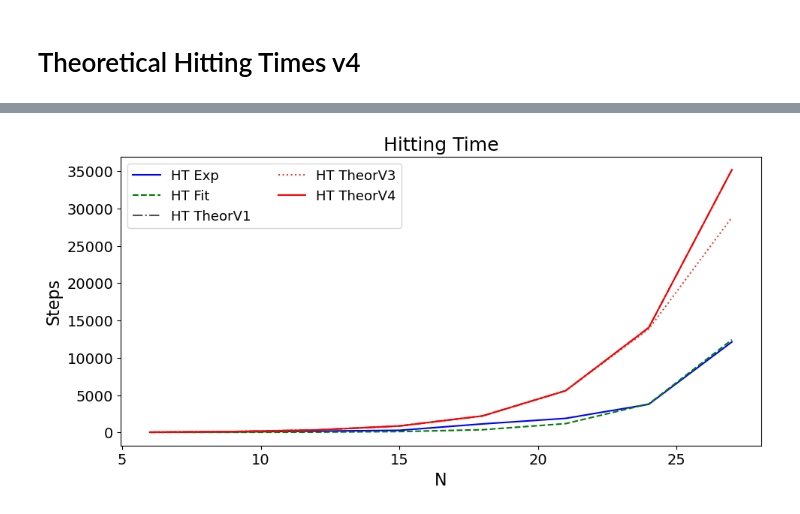
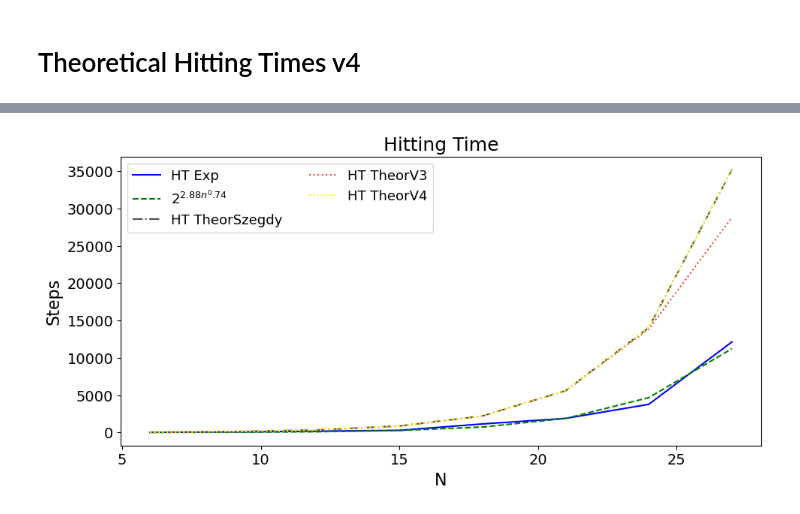
Before and after one commit to JaimePSantos/DynamicRandomWalks, a Jupyter notebook: HT-Dyn_TemporalHelix.ipynb, the cells around one changed output, grey strips where cells are left out. Cells and saved outputs as stored; diff of their text form; code cells hidden in the pictures.

```diff
--- a/HT-Dyn_TemporalHelix.ipynb
+++ b/HT-Dyn_TemporalHelix.ipynb
@@ -134,7 +134,7 @@ def estimate_hitting_time(reps, start_vertex, end_vertex, num_simulations=10):
 
     return hitting_times
 
-def theoretical_hitting_time(reps,epsilon,factor):
+def theoretical_hitting_time_mem(reps,epsilon,factor):
     cover_times = []
     k = 0
     for n in range(1,reps+1):
@@ -143,6 +143,15 @@ def theoretical_hitting_time(reps,epsilon,factor):
     return cover_times
 
     return hitting_times
+
+def theoretical_hitting_time_mem2(reps,factor):
+    cover_times = []
+    k = 0
+    for n in range(1,reps+1):
+        cover_times.append(2**(factor*n))
+    return cover_times
+
+    return hitting_times
 # %%
 epsilon = 0.50
 
@@ -162,13 +171,13 @@ hitting_times_file = f'Datasets/DynGraphsDTRW/hittingTimeV2TemporalHelix_N{nrang
 
 if os.path.exists(hitting_times_file):
     hitting_times = load_list_from_file(hitting_times_file)
-    estimate_hitting_time_memory = [x for x in theoretical_hitting_time(reps,epsilon,factor)]
+    estimate_hitting_time_memory = [x for x in theoretical_hitting_time_mem(reps,epsilon,factor)]
     print('File exists!')
 else:
     print('File Doesnt Exist!')
     hitting_times = estimate_hitting_time(reps,fromNode,toNode, num_simulations=samples)
     write_list_to_file(hitting_times_file, hitting_times)
-    estimate_hitting_time_memory = [x for x in theoretical_hitting_time(reps,epsilon,factor)]
+    estimate_hitting_time_memory = [x for x in theoretical_hitting_time_mem(reps,epsilon,factor)]
 # %% [output]
 File exists!
 # %%
@@ -272,6 +281,6 @@ def fit_data(x_data, y_data):
 x_data = nrange3  # replace with your x data
 y_data = hitting_times  # replace with your y data
 
-c, epsilon = fit_data(x_data, y_data)
+c_v1, epsilon_v1 = fit_data(x_data, y_data)
 print(f"c: {c}, epsilon: {epsilon}")
 # %% [output]
@@ -804,15 +813,10 @@ def hitting_times_for_tempHelix_graphs4(reps, init, target):
             hitting_times.append(hitting_time)
     return hitting_times
 
-reps = 8
+reps = 42
 
 init = 0
 target = -1
 
-steps = 20000
 
-# theoretical_hitting_times3 = hitting_times_for_tempHelix_graphs3(reps, init, target,steps)
 theoretical_hitting_times4 = hitting_times_for_tempHelix_graphs4(reps, init, target)
-
-# plt.plot(theoretical_hitting_times3)
-# plt.plot(theoretical_hitting_times4)
@@ -858,46 +828,45 @@ File Doesnt Exist!
 # %%
-c = 1.7
-# factor = round(slope,2)
-# c2 = 1
-# factor2 = 2
+c = 2.5*c_v1
+epsilon = epsilon_v1
 
-alphaLabelList = [r'HT Exp',f'HT Fit',f'HT TheorV1',f'HT TheorV3',f'HT TheorV4']#,f'HT TheorV4',f'n^2',f'{round(c,2)}n^{factor}']
+alphaLabelList = [r'HT Exp','$2^{' + f'{round(c,2)}' + r'n^' + f'{round(epsilon,2)}' + r'}$',f'HT TheorSzegdy',f'HT TheorV3',f'HT TheorV4']#,f'HT TheorV4',f'n^2',f'{round(c,2)}n^{factor}']
 
 
 
-estimate_hitting_time_memory = [x for x in theoretical_hitting_time2(reps,c)]
+# estimate_hitting_time_memory = [x for x in theoretical_hitting_time_mem2(reps,c)]
+estimate_hitting_time_memory = [x for x in theoretical_hitting_time_mem(reps,epsilon,c)]
 
 params = {
     'font_size' : 14,
     'figsize': (11, 5),
     'plot_title' : f'Hitting Time',
     'x_label' : 'N',
     'y_label' : "Steps",
     'legend_labels' : alphaLabelList,
     'legend_loc': "best",
     # 'legend_title' : r'$\alpha$',
     'legend_ncol' : len(alphaLabelList)//2,
-    'color_list' : ['#0000FF', '#008000', '#525252','#eb4034','red','#8f82f1'],
-    'line_style_list' : ['-', '--','-.',':','-.','-.'],
+    'color_list' : ['#0000FF', '#008000', '#525252','#eb4034','yellow','#8f82f1'],
+    'line_style_list' : ['-', '--','-.',':',':','-.'],
     # 'save_path' : f'Output/OrientedDynamics/orientedDynamics_N{N}_NWALKS{len(alphaList)}_Alphas{str([round(a, 2) for a in alphaList]).replace(", ", "-").replace("[", "").replace("]", "")}_TMAX{round(t)}.png',
     'use_loglog': False,
     'use_cbar' : False,
     'cbar_label' : None,
     'cbar_ticks' : None,
     'cbar_tick_labels' : None,
     'x_lim' : None,
     # 'x_num_ticks' : 7,
     # 'y_num_ticks' : 7,
     # 'x_round_val' : 1,
     # 'y_round_val' : 3,
 }
 
 y_value_list = [hitting_times,
                 estimate_hitting_time_memory,
                 theoretical_hitting_times,
                 theoretical_hitting_times3,
                 theoretical_hitting_times4]
 
 plot_qwak(x_value_matrix = [list(sum_range)]*len(y_value_list) , y_value_matrix = y_value_list ,**params)
 # %% [output]
-[figure, old version]
+[figure, new version]
```
Also changed, not shown: parts of 11 cells of this notebook, 4 other files.
